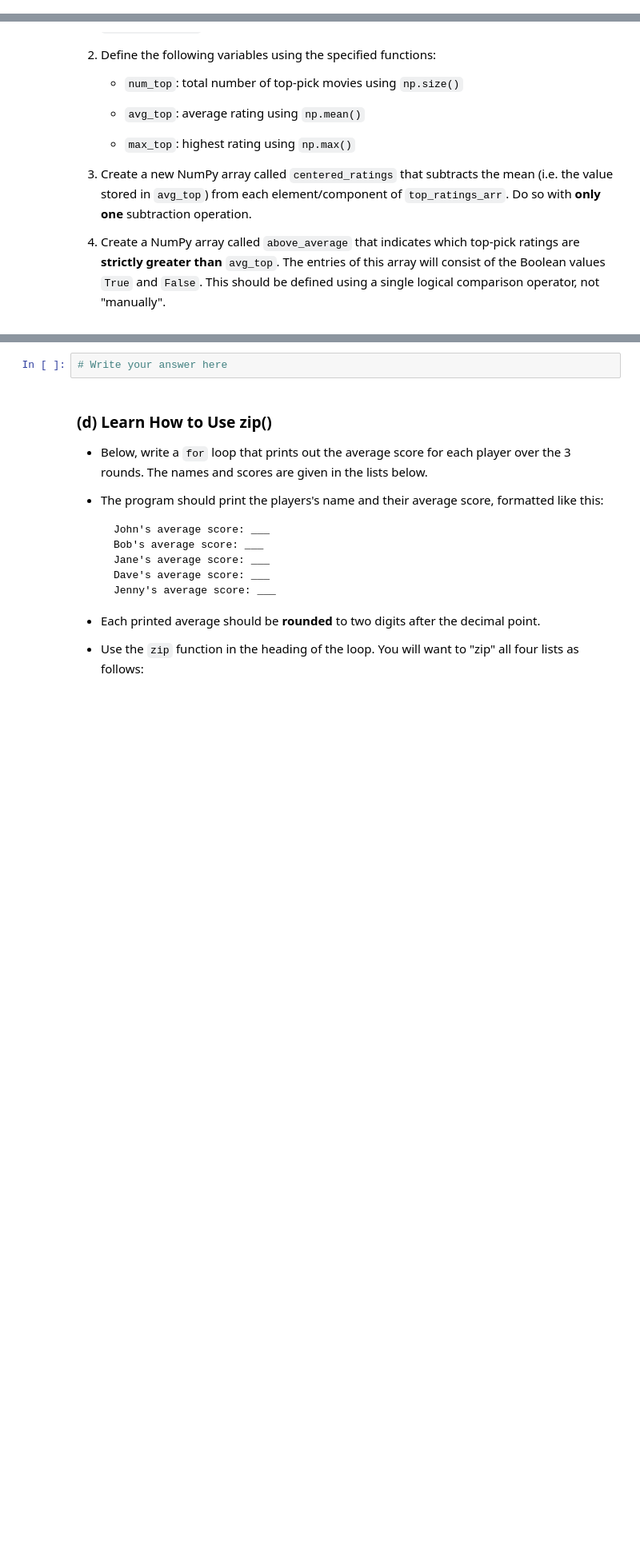
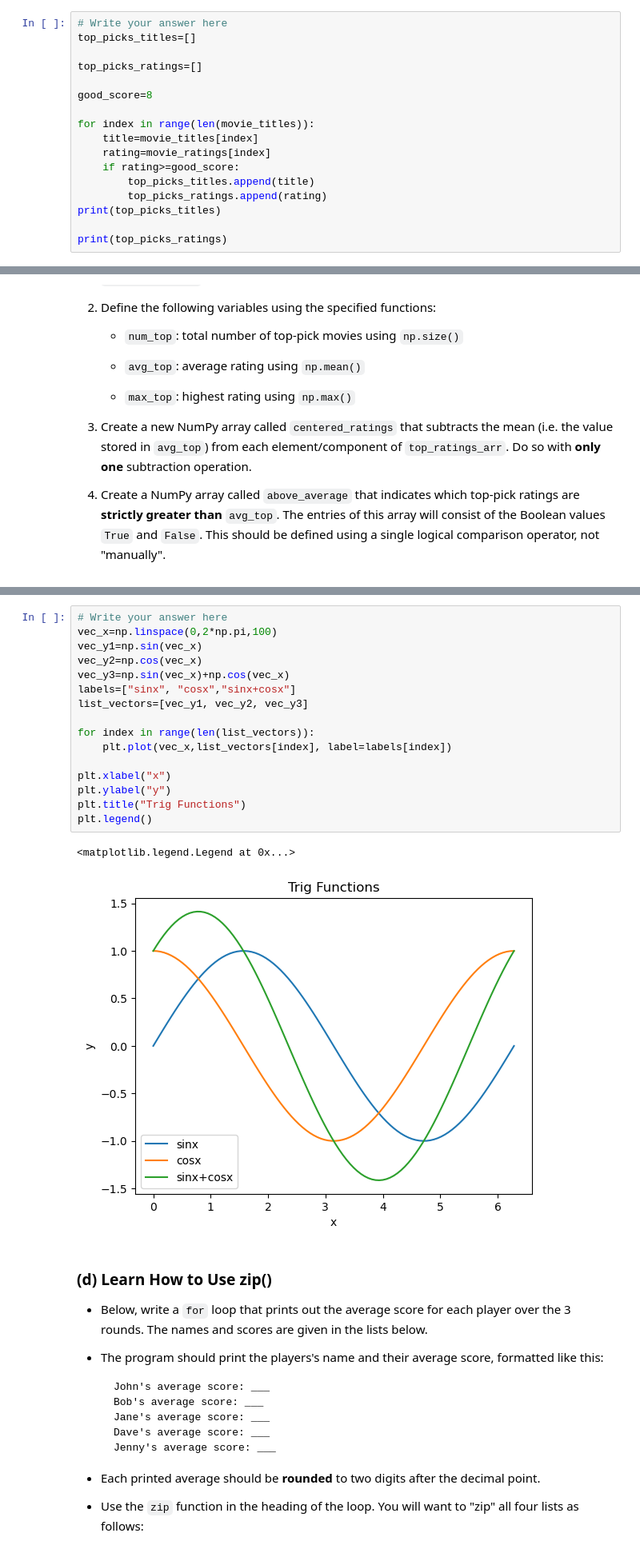
Before and after one commit to NinadHarris/datasci151spring2026, a Jupyter notebook: _assignments/assignment_4/Assignment4.ipynb, the cells around one changed output, grey strips where cells are left out. Shown at 80% size. Cells and saved outputs as stored; diff of their text form; blank space fills up the shorter version.

```diff
--- a/_assignments/assignment_4/Assignment4.ipynb
+++ b/_assignments/assignment_4/Assignment4.ipynb
@@ -46,0 +45,17 @@ movie_titles = ["Barbie", "Oppenheimer", "Spider-Man: Across the Spider-Verse",
+# %%
+# Write your answer here
+top_picks_titles=[]
+
+top_picks_ratings=[]
+
+good_score=8
+
+for index in range(len(movie_titles)):
+    title=movie_titles[index]
+    rating=movie_ratings[index]
+    if rating>=good_score:
+        top_picks_titles.append(title)
+        top_picks_ratings.append(rating)
+print(top_picks_titles)
+
+print(top_picks_ratings)
@@ -82,8 +113,25 @@ Using NumPy, do the following:
 **Note**: The final output should be a single 2D plot showing all three functions plotted against the same x-values. It should look something like this:
 
 <img src="figures/trig_functions.png" alt="drawing" width="350"/>
-# %%
-# Write your answer here
+# %%
+# Write your answer here
+vec_x=np.linspace(0,2*np.pi,100)
+vec_y1=np.sin(vec_x)
+vec_y2=np.cos(vec_x)
+vec_y3=np.sin(vec_x)+np.cos(vec_x)
+labels=["sinx", "cosx","sinx+cosx"]
+list_vectors=[vec_y1, vec_y2, vec_y3]
+
+for index in range(len(list_vectors)):
+    plt.plot(vec_x,list_vectors[index], label=labels[index])
+
+plt.xlabel("x")
+plt.ylabel("y")
+plt.title("Trig Functions")
+plt.legend()
+# %% [output]
+<matplotlib.legend.Legend at 0x...>
+[figure, added]
 # %% [markdown]
 ### **(d)** Learn How to Use zip()
 
```
Also changed, not shown: parts of 8 cells of this notebook.
